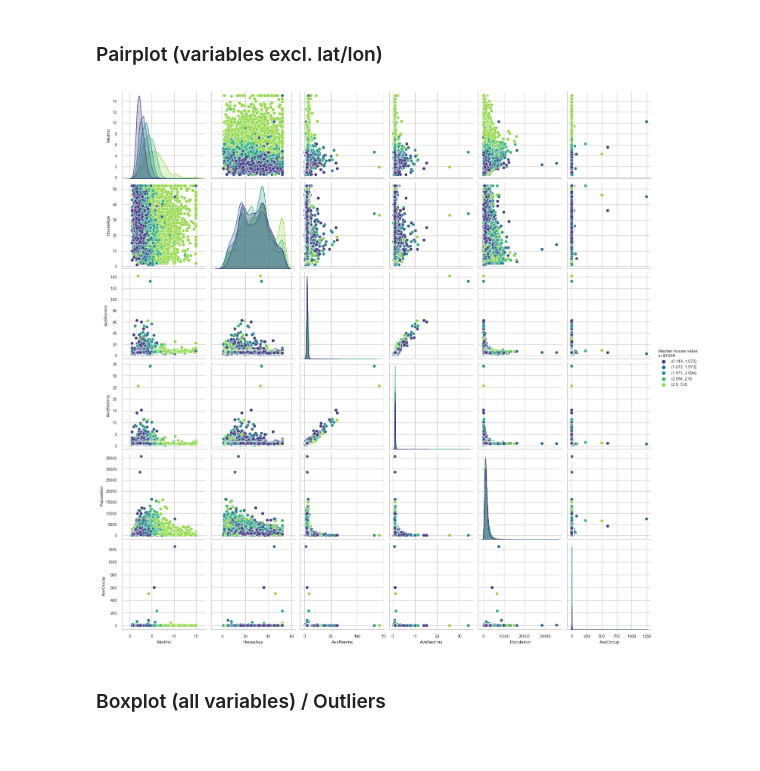
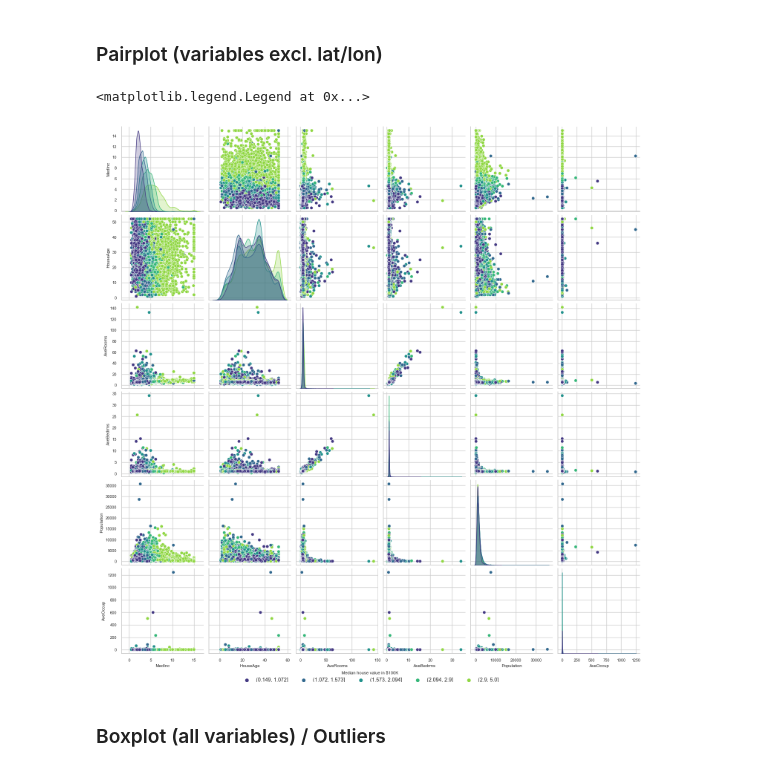
Before and after one commit to dadavie/DS4C, a Jupyter notebook: Notebooks/DS4C.ipynb, the cells around one changed output. Drawn from its saved outputs; the diff is of its cells as text; code cells hidden in the pictures.

Commit message:
data exploration first streamlit sketch - done

```diff
--- a/Notebooks/DS4C.ipynb
+++ b/Notebooks/DS4C.ipynb
@@ -162,11 +162,16 @@ drop = ["Longitude", "Latitude"]
 df_subset = df.iloc[:].drop(columns=drop)
 ## Discretize variable into equal-sized buckets
 df_subset["MedHouseVal"] = pd.qcut(df_subset["MedHouseVal"], 5, retbins=False)
-# %%
-## Plot pairwise relationships in a dataset
-pp = sns.pairplot(data=df_subset, hue="MedHouseVal", palette="viridis");
-pp._legend.set_title('Median house value\nin $100K');
-# %% [output]
-[figure, removed]
+# %%
+## Plot pairwise relationships in a dataset
+pp = sns.pairplot(data=df_subset, hue="MedHouseVal", palette="viridis");
+handles = pp._legend_data.values()
+labels = pp._legend_data.keys()
+pp._legend.remove()
+pp.fig.legend(handles=handles, labels=labels, loc='lower center', ncol=5,
+              frameon=False, fontsize='large', borderaxespad=-0.5, title='Median house value in $100K');
+# %% [output]
+<matplotlib.legend.Legend at 0x...>
+[figure, added]
 # %% [markdown]
 ### Boxplot (all variables) / Outliers
```
Also changed, not shown: parts of 17 cells of this notebook, 1 other file.
